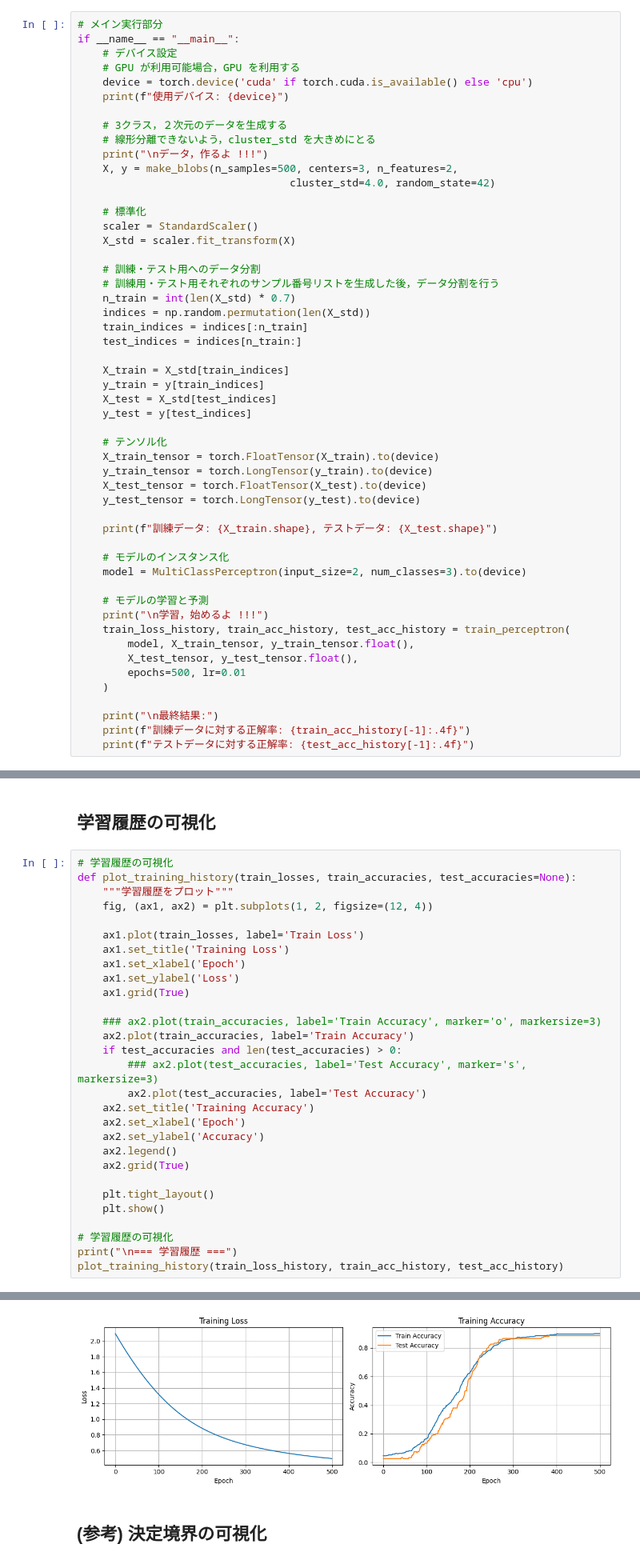
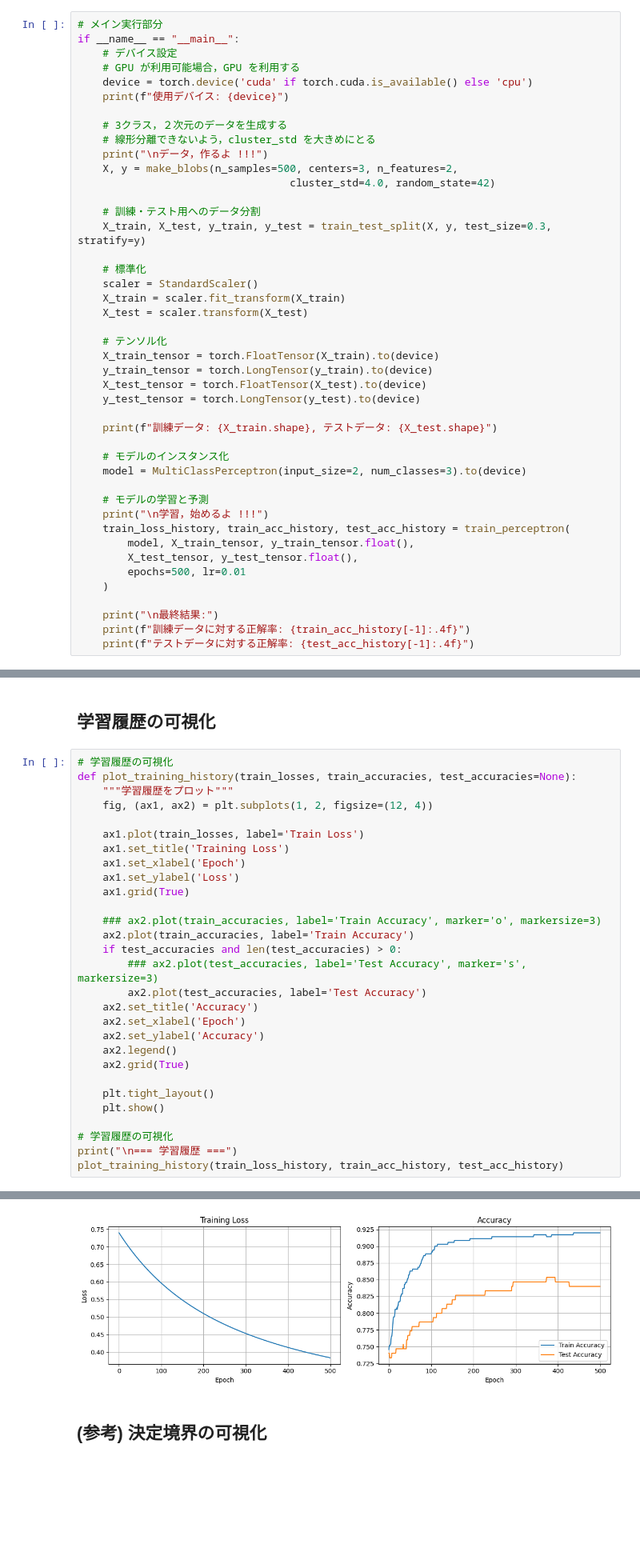
Before and after one commit to ymuto0302/RW2025, a Jupyter notebook: Perceptron_pytorch_basic.ipynb, the cells around one changed output, grey strips where cells are left out. Shown: that part at 80% size. Drawn from its saved outputs; the diff is of its cells as text; blank space fills up the shorter version.

```diff
--- a/Perceptron_pytorch_basic.ipynb
+++ b/Perceptron_pytorch_basic.ipynb
@@ -100,21 +101,13 @@ if __name__ == "__main__":
     X, y = make_blobs(n_samples=500, centers=3, n_features=2,
                                   cluster_std=4.0, random_state=42)
 
+    # 訓練・テスト用へのデータ分割
+    X_train, X_test, y_train, y_test = train_test_split(X, y, test_size=0.3, stratify=y)
+
     # 標準化
     scaler = StandardScaler()
-    X_std = scaler.fit_transform(X)
-
-    # 訓練・テスト用へのデータ分割
-    # 訓練用・テスト用それぞれのサンプル番号リストを生成した後，データ分割を行う
-    n_train = int(len(X_std) * 0.7)
-    indices = np.random.permutation(len(X_std))
-    train_indices = indices[:n_train]
-    test_indices = indices[n_train:]
-
-    X_train = X_std[train_indices]
-    y_train = y[train_indices]
-    X_test = X_std[test_indices]
-    y_test = y[test_indices]
+    X_train = scaler.fit_transform(X_train)
+    X_test = scaler.transform(X_test)
 
     # テンソル化
     X_train_tensor = torch.FloatTensor(X_train).to(device)
@@ -159,35 +152,35 @@ Epoch [500/500], Loss: 0.4970, Train Acc: 0.9000, Test Acc: 0.8867
 # %%
 # 学習履歴の可視化
 def plot_training_history(train_losses, train_accuracies, test_accuracies=None):
     """学習履歴をプロット"""
     fig, (ax1, ax2) = plt.subplots(1, 2, figsize=(12, 4))
 
     ax1.plot(train_losses, label='Train Loss')
     ax1.set_title('Training Loss')
     ax1.set_xlabel('Epoch')
     ax1.set_ylabel('Loss')
     ax1.grid(True)
 
     ### ax2.plot(train_accuracies, label='Train Accuracy', marker='o', markersize=3)
     ax2.plot(train_accuracies, label='Train Accuracy')
     if test_accuracies and len(test_accuracies) > 0:
         ### ax2.plot(test_accuracies, label='Test Accuracy', marker='s', markersize=3)
         ax2.plot(test_accuracies, label='Test Accuracy')
-    ax2.set_title('Training Accuracy')
+    ax2.set_title('Accuracy')
     ax2.set_xlabel('Epoch')
     ax2.set_ylabel('Accuracy')
     ax2.legend()
     ax2.grid(True)
 
     plt.tight_layout()
     plt.show()
 
 # 学習履歴の可視化
 print("\n=== 学習履歴 ===")
 plot_training_history(train_loss_history, train_acc_history, test_acc_history)
 # %% [output]
 === 学習履歴 ===
-[figure, old version]
+[figure, new version]
 # %% [markdown]
 ## (参考) 決定境界の可視化
 # %%
```
Also changed, not shown: parts of 2 cells of this notebook.
